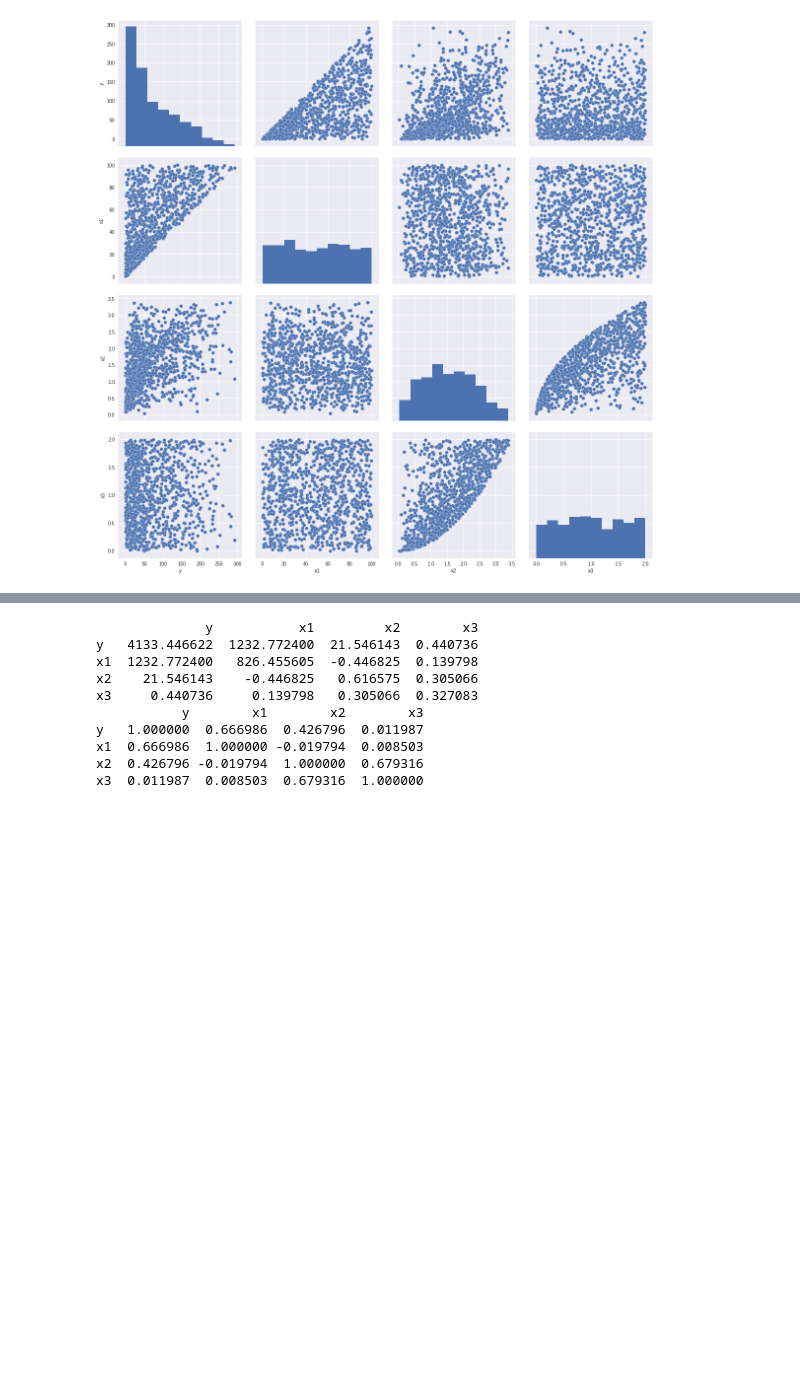
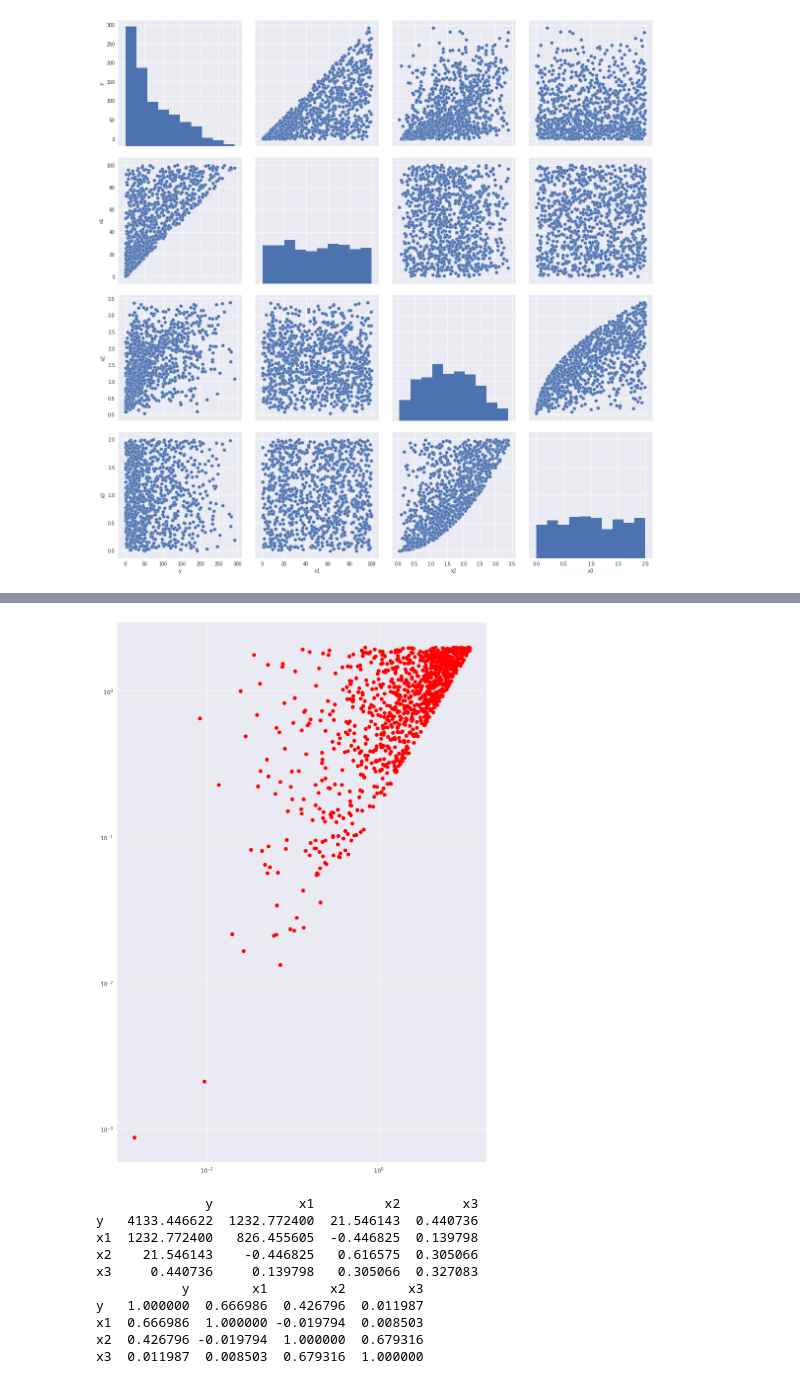
Before and after one commit to perthi/deep-learning, a Jupyter notebook: may.12th.ipynb, the cells around one changed output, grey strips where cells are left out. Saved outputs shown, nothing was run; the diff lists cells and outputs as text; code cells hidden in the pictures; blank space fills up the shorter version.

```diff
--- a/may.12th.ipynb
+++ b/may.12th.ipynb
@@ -33,3 +44,12 @@ color_v_fit = '#0099c4'
+# %%
+plt.figure(num=None, figsize=(12, 18), dpi=80, facecolor='w', edgecolor='k')
+ax=plt.loglog(df.ix[0:, (2)], df.ix[0:, (3)], 'ro' )
+## plt.figure(figsize=(10,12))
+##plt.figure(num=None, figsize=(12, 18), dpi=80, facecolor='w', edgecolor='k')
+## ax.set(xscale="log", yscale="log", size=12)
+plt.show()
+# %% [output]
+[figure, added]
 # %%
 
 #sns.set(style='whitegrid', context='notebook')
```
Also changed, not shown: parts of 11 cells of this notebook.
